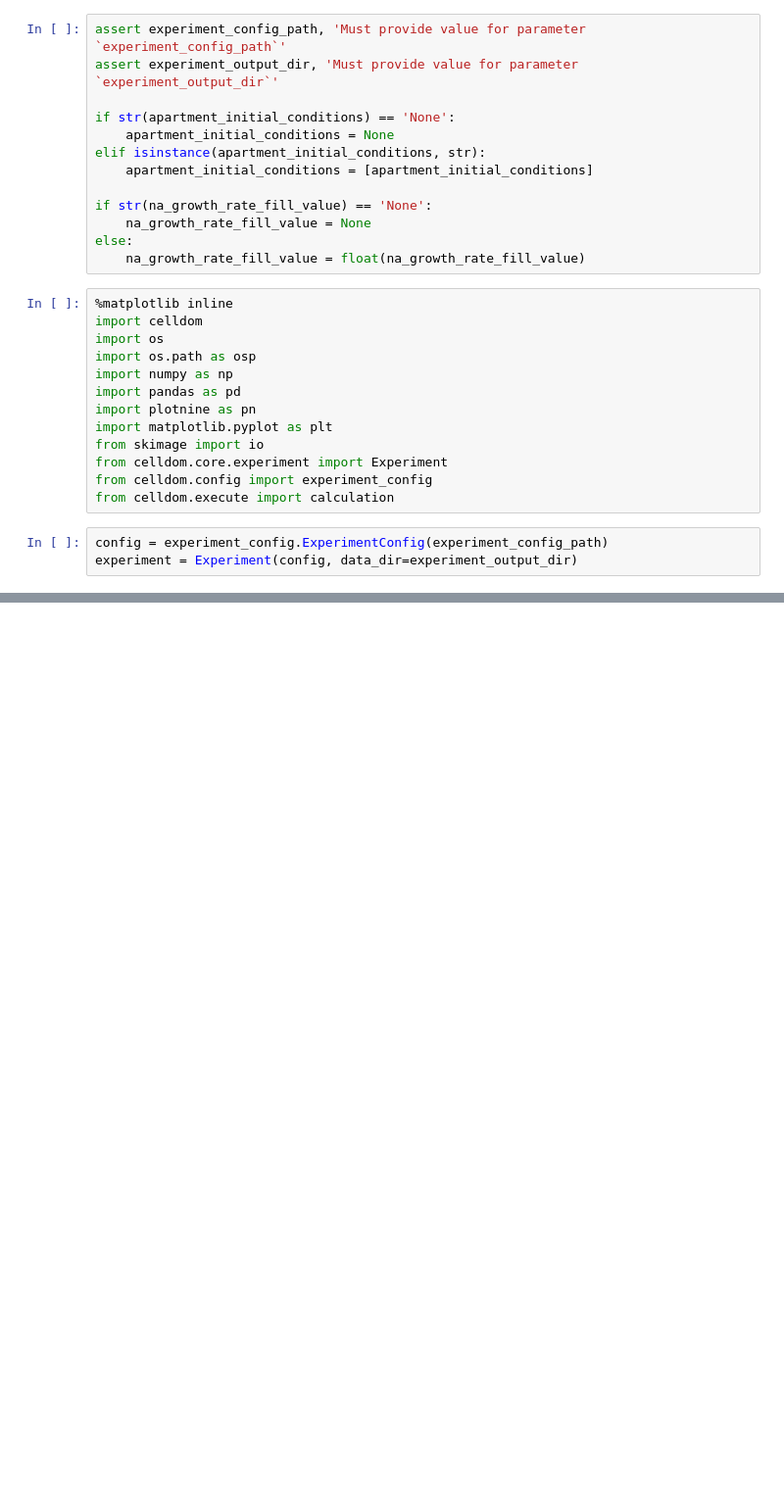
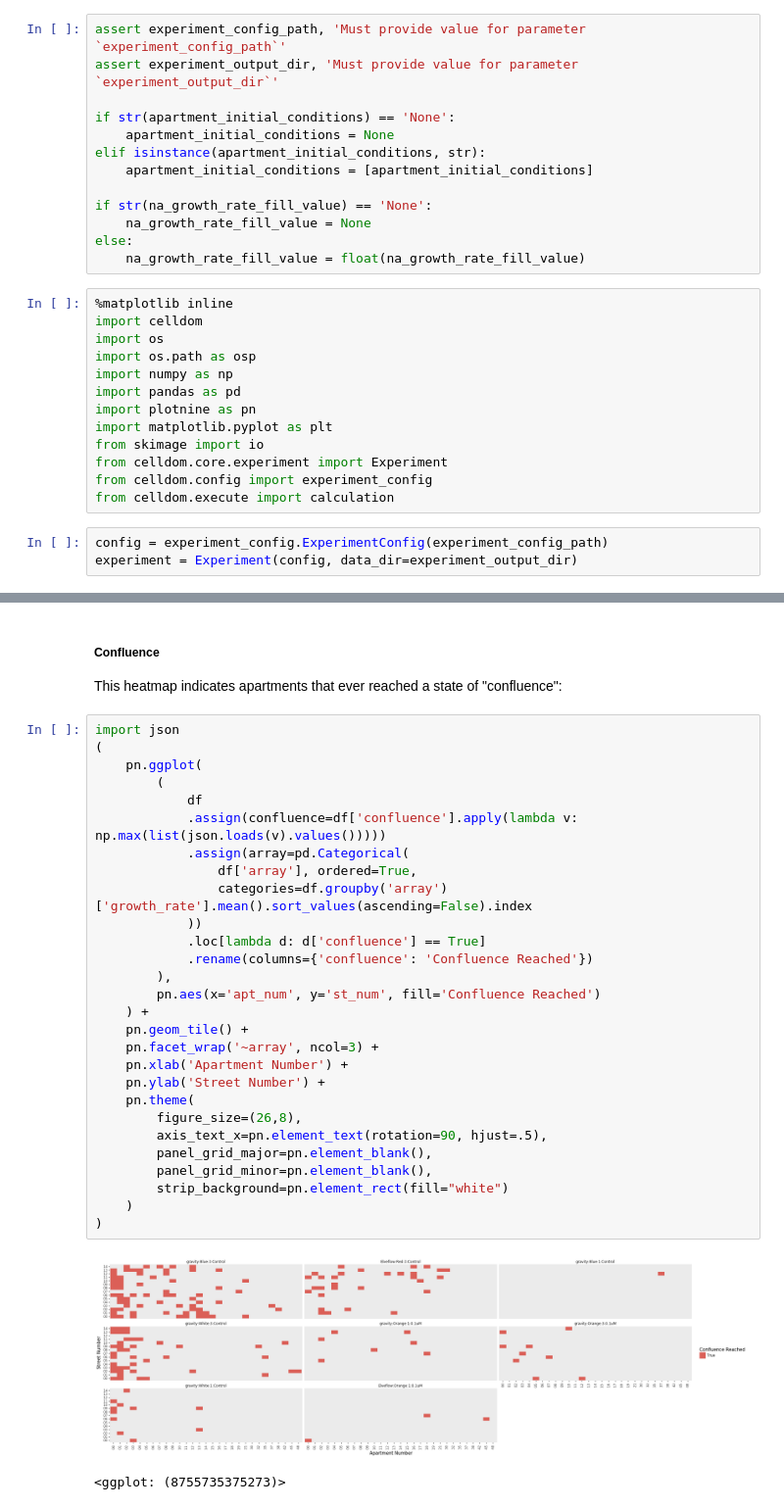
Before and after one commit to hammerlab/SmartCount, a Jupyter notebook: python/notebook/templates/array_analysis.ipynb, the cells around one changed output, grey strips where cells are left out. Shown: that part at 98% size. Drawn from its saved outputs; the diff is of its cells as text; blank space fills up the shorter version.

Commit message:
Array analysis template (pt 3)

```diff
--- a/python/notebook/templates/array_analysis.ipynb
+++ b/python/notebook/templates/array_analysis.ipynb
@@ -128,0 +138,35 @@ Name: growth_rate, dtype: float64
+# %% [markdown]
+##### Confluence
+
+This heatmap indicates apartments that ever reached a state of "confluence":
+# %%
+import json
+(
+    pn.ggplot(
+        (
+            df
+            .assign(confluence=df['confluence'].apply(lambda v: np.max(list(json.loads(v).values()))))
+            .assign(array=pd.Categorical(
+                df['array'], ordered=True,
+                categories=df.groupby('array')['growth_rate'].mean().sort_values(ascending=False).index
+            ))
+            .loc[lambda d: d['confluence'] == True]
+            .rename(columns={'confluence': 'Confluence Reached'})
+        ),
+        pn.aes(x='apt_num', y='st_num', fill='Confluence Reached')
+    ) +
+    pn.geom_tile() +
+    pn.facet_wrap('~array', ncol=3) +
+    pn.xlab('Apartment Number') +
+    pn.ylab('Street Number') +
+    pn.theme(
+        figure_size=(26,8),
+        axis_text_x=pn.element_text(rotation=90, hjust=.5),
+        panel_grid_major=pn.element_blank(),
+        panel_grid_minor=pn.element_blank(),
+        strip_background=pn.element_rect(fill="white")
+    )
+)
+# %% [output]
+[figure, added]
+<ggplot: (8755735375273)>
```
Also changed, not shown: parts of 9 cells of this notebook.
